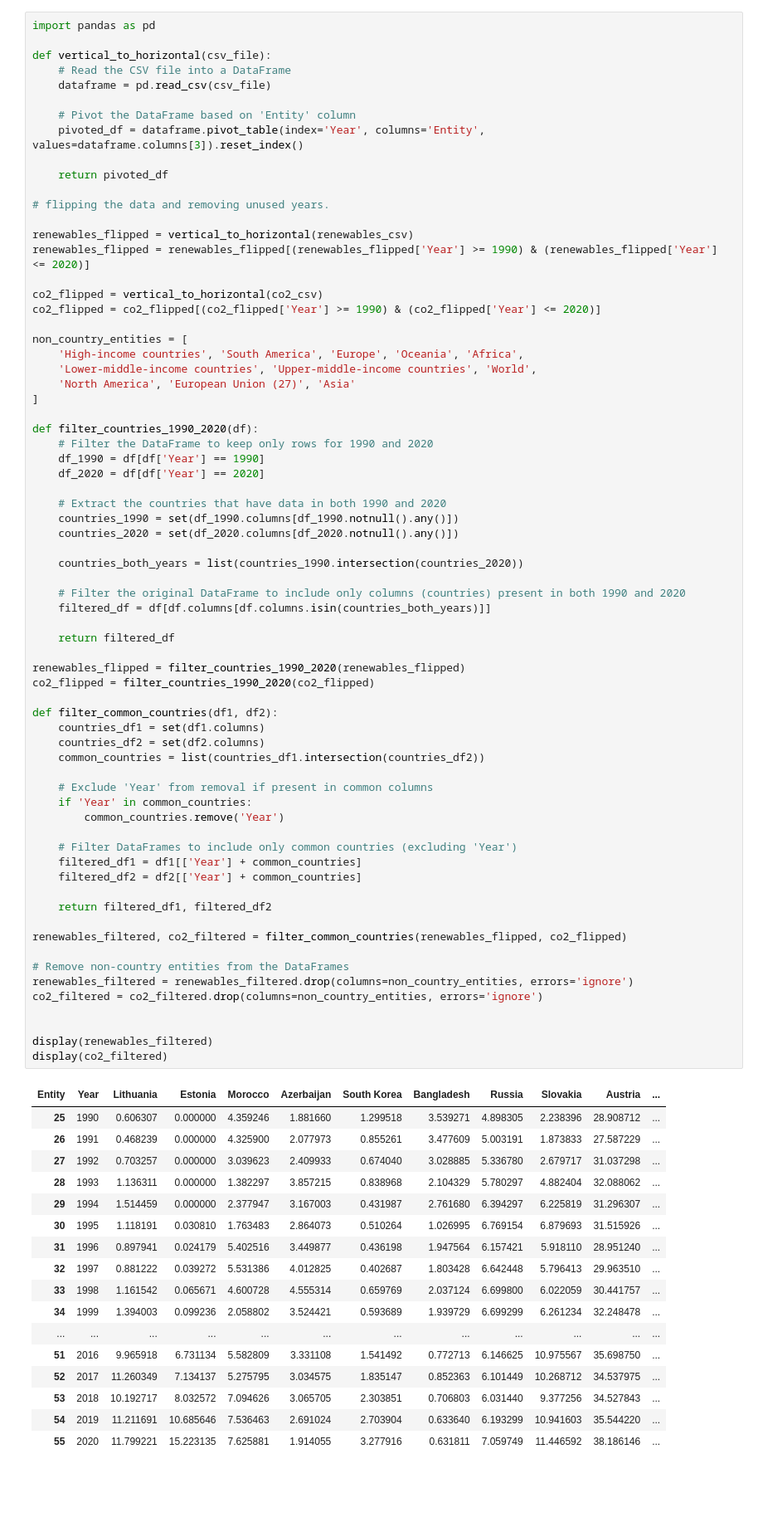
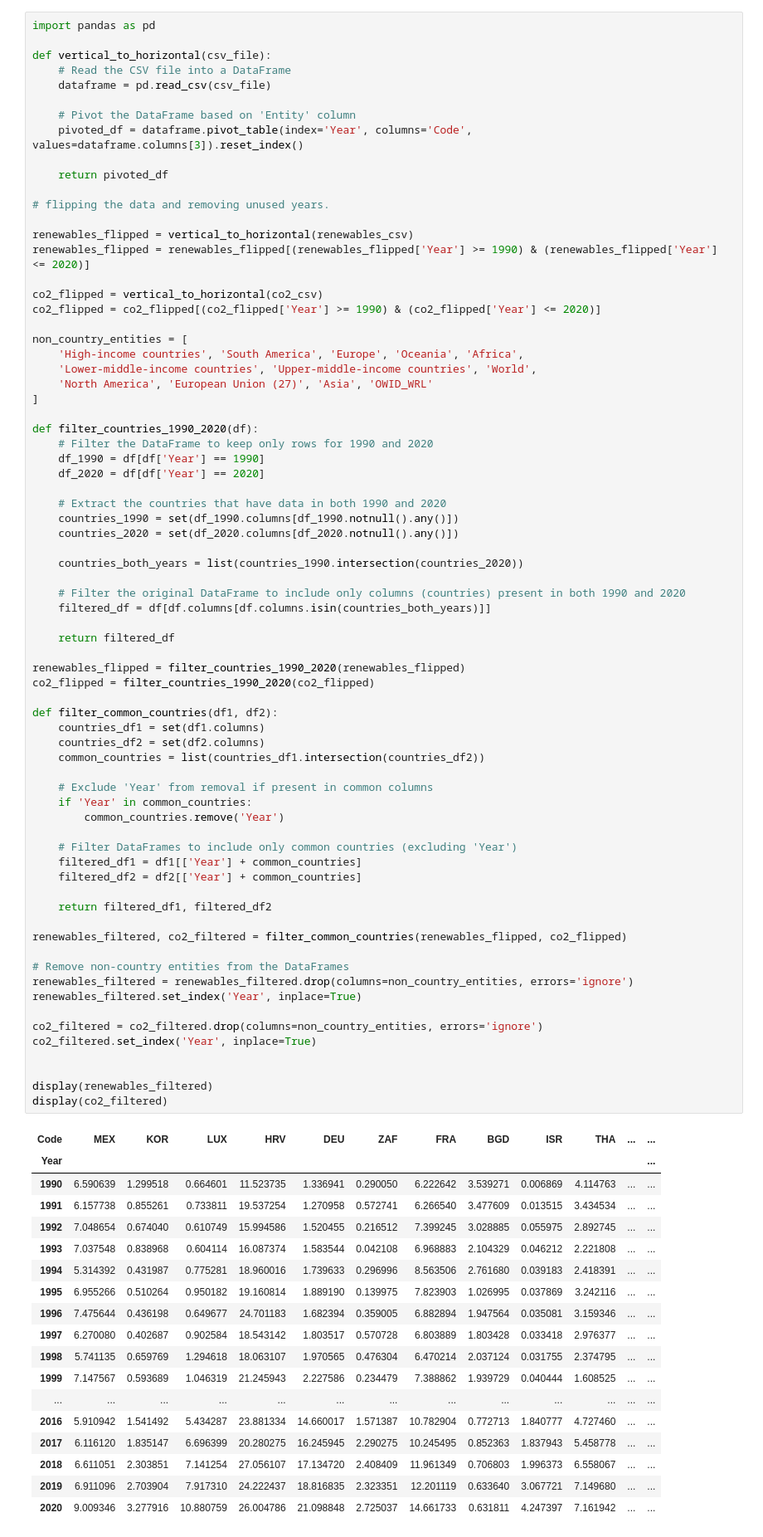
Before and after one commit to LeonardLehman/Scientific-data-analysis-group-work, a Jupyter notebook: leonards_notebook.ipynb, the cells around one changed output. Shown: that part at 83% size. Cells and saved outputs as stored; diff of their text form; blank space fills up the shorter version.

```diff
--- a/leonards_notebook.ipynb
+++ b/leonards_notebook.ipynb
@@ -46,7 +21,7 @@ def vertical_to_horizontal(csv_file):
     dataframe = pd.read_csv(csv_file)
 
     # Pivot the DataFrame based on 'Entity' column
-    pivoted_df = dataframe.pivot_table(index='Year', columns='Entity', values=dataframe.columns[3]).reset_index()
+    pivoted_df = dataframe.pivot_table(index='Year', columns='Code', values=dataframe.columns[3]).reset_index()
 
     return pivoted_df
 
@@ -61,7 +36,7 @@ co2_flipped = co2_flipped[(co2_flipped['Year'] >= 1990) & (co2_flipped['Year'] <
 non_country_entities = [
     'High-income countries', 'South America', 'Europe', 'Oceania', 'Africa',
     'Lower-middle-income countries', 'Upper-middle-income countries', 'World',
-    'North America', 'European Union (27)', 'Asia'
+    'North America', 'European Union (27)', 'Asia', 'OWID_WRL'
 ]
 
 def filter_countries_1990_2020(df):
@@ -81,47 +56,51 @@ def filter_countries_1990_2020(df):
     return filtered_df
 
 renewables_flipped = filter_countries_1990_2020(renewables_flipped)
 co2_flipped = filter_countries_1990_2020(co2_flipped)
 
 def filter_common_countries(df1, df2):
     countries_df1 = set(df1.columns)
     countries_df2 = set(df2.columns)
     common_countries = list(countries_df1.intersection(countries_df2))
 
     # Exclude 'Year' from removal if present in common columns
     if 'Year' in common_countries:
         common_countries.remove('Year')
 
     # Filter DataFrames to include only common countries (excluding 'Year')
     filtered_df1 = df1[['Year'] + common_countries]
     filtered_df2 = df2[['Year'] + common_countries]
 
     return filtered_df1, filtered_df2
 
 renewables_filtered, co2_filtered = filter_common_countries(renewables_flipped, co2_flipped)
 
 # Remove non-country entities from the DataFrames
 renewables_filtered = renewables_filtered.drop(columns=non_country_entities, errors='ignore')
+renewables_filtered.set_index('Year', inplace=True)
+
 co2_filtered = co2_filtered.drop(columns=non_country_entities, errors='ignore')
+co2_filtered.set_index('Year', inplace=True)
 
 
 display(renewables_filtered)
 display(co2_filtered)
 # %% [output]
-| Entity | Year | Lithuania | Estonia | Morocco | Azerbaijan | South Korea | Bangladesh | Russia | Slovakia | Austria | ... |
-| 25 | 1990 | 0.606307 | 0.000000 | 4.359246 | 1.881660 | 1.299518 | 3.539271 | 4.898305 | 2.238396 | 28.908712 | ... |
-| 26 | 1991 | 0.468239 | 0.000000 | 4.325900 | 2.077973 | 0.855261 | 3.477609 | 5.003191 | 1.873833 | 27.587229 | ... |
-| 27 | 1992 | 0.703257 | 0.000000 | 3.039623 | 2.409933 | 0.674040 | 3.028885 | 5.336780 | 2.679717 | 31.037298 | ... |
-| 28 | 1993 | 1.136311 | 0.000000 | 1.382297 | 3.857215 | 0.838968 | 2.104329 | 5.780297 | 4.882404 | 32.088062 | ... |
-| 29 | 1994 | 1.514459 | 0.000000 | 2.377947 | 3.167003 | 0.431987 | 2.761680 | 6.394297 | 6.225819 | 31.296307 | ... |
-| 30 | 1995 | 1.118191 | 0.030810 | 1.763483 | 2.864073 | 0.510264 | 1.026995 | 6.769154 | 6.879693 | 31.515926 | ... |
-| 31 | 1996 | 0.897941 | 0.024179 | 5.402516 | 3.449877 | 0.436198 | 1.947564 | 6.157421 | 5.918110 | 28.951240 | ... |
-| 32 | 1997 | 0.881222 | 0.039272 | 5.531386 | 4.012825 | 0.402687 | 1.803428 | 6.642448 | 5.796413 | 29.963510 | ... |
-| 33 | 1998 | 1.161542 | 0.065671 | 4.600728 | 4.555314 | 0.659769 | 2.037124 | 6.699800 | 6.022059 | 30.441757 | ... |
-| 34 | 1999 | 1.394003 | 0.099236 | 2.058802 | 3.524421 | 0.593689 | 1.939729 | 6.699299 | 6.261234 | 32.248478 | ... |
-| ... | ... | ... | ... | ... | ... | ... | ... | ... | ... | ... | ... |
-| 51 | 2016 | 9.965918 | 6.731134 | 5.582809 | 3.331108 | 1.541492 | 0.772713 | 6.146625 | 10.975567 | 35.698750 | ... |
-| 52 | 2017 | 11.260349 | 7.134137 | 5.275795 | 3.034575 | 1.835147 | 0.852363 | 6.101449 | 10.268712 | 34.537975 | ... |
-| 53 | 2018 | 10.192717 | 8.032572 | 7.094626 | 3.065705 | 2.303851 | 0.706803 | 6.031440 | 9.377256 | 34.527843 | ... |
-| 54 | 2019 | 11.211691 | 10.685646 | 7.536463 | 2.691024 | 2.703904 | 0.633640 | 6.193299 | 10.941603 | 35.544220 | ... |
-| 55 | 2020 | 11.799221 | 15.223135 | 7.625881 | 1.914055 | 3.277916 | 0.631811 | 7.059749 | 11.446592 | 38.186146 | ... |
+| Code | MEX | KOR | LUX | HRV | DEU | ZAF | FRA | BGD | ISR | THA | ... | ... |
+| Year |  |  |  |  |  |  |  |  |  |  |  | ... |
+| 1990 | 6.590639 | 1.299518 | 0.664601 | 11.523735 | 1.336941 | 0.290050 | 6.222642 | 3.539271 | 0.006869 | 4.114763 | ... | ... |
+| 1991 | 6.157738 | 0.855261 | 0.733811 | 19.537254 | 1.270958 | 0.572741 | 6.266540 | 3.477609 | 0.013515 | 3.434534 | ... | ... |
+| 1992 | 7.048654 | 0.674040 | 0.610749 | 15.994586 | 1.520455 | 0.216512 | 7.399245 | 3.028885 | 0.055975 | 2.892745 | ... | ... |
+| 1993 | 7.037548 | 0.838968 | 0.604114 | 16.087374 | 1.583544 | 0.042108 | 6.968883 | 2.104329 | 0.046212 | 2.221808 | ... | ... |
+| 1994 | 5.314392 | 0.431987 | 0.775281 | 18.960016 | 1.739633 | 0.296996 | 8.563506 | 2.761680 | 0.039183 | 2.418391 | ... | ... |
+| 1995 | 6.955266 | 0.510264 | 0.950182 | 19.160814 | 1.889190 | 0.139975 | 7.823903 | 1.026995 | 0.037869 | 3.242116 | ... | ... |
+| 1996 | 7.475644 | 0.436198 | 0.649677 | 24.701183 | 1.682394 | 0.359005 | 6.882894 | 1.947564 | 0.035081 | 3.159346 | ... | ... |
+| 1997 | 6.270080 | 0.402687 | 0.902584 | 18.543142 | 1.803517 | 0.570728 | 6.803889 | 1.803428 | 0.033418 | 2.976377 | ... | ... |
+| 1998 | 5.741135 | 0.659769 | 1.294618 | 18.063107 | 1.970565 | 0.476304 | 6.470214 | 2.037124 | 0.031755 | 2.374795 | ... | ... |
+| 1999 | 7.147567 | 0.593689 | 1.046319 | 21.245943 | 2.227586 | 0.234479 | 7.388862 | 1.939729 | 0.040444 | 1.608525 | ... | ... |
+| ... | ... | ... | ... | ... | ... | ... | ... | ... | ... | ... | ... | ... |
+| 2016 | 5.910942 | 1.541492 | 5.434287 | 23.881334 | 14.660017 | 1.571387 | 10.782904 | 0.772713 | 1.840777 | 4.727460 | ... | ... |
+| 2017 | 6.116120 | 1.835147 | 6.696399 | 20.280275 | 16.245945 | 2.290275 | 10.245495 | 0.852363 | 1.837943 | 5.458778 | ... | ... |
+| 2018 | 6.611051 | 2.303851 | 7.141254 | 27.056107 | 17.134720 | 2.408409 | 11.961349 | 0.706803 | 1.996373 | 6.558067 | ... | ... |
+| 2019 | 6.911096 | 2.703904 | 7.917310 | 24.222437 | 18.816835 | 2.323351 | 12.201119 | 0.633640 | 3.067721 | 7.149680 | ... | ... |
+| 2020 | 9.009346 | 3.277916 | 10.880759 | 26.004786 | 21.098848 | 2.725037 | 14.661733 | 0.631811 | 4.247397 | 7.161942 | ... | ... |
```
Also changed, not shown: parts of 6 cells of this notebook.
